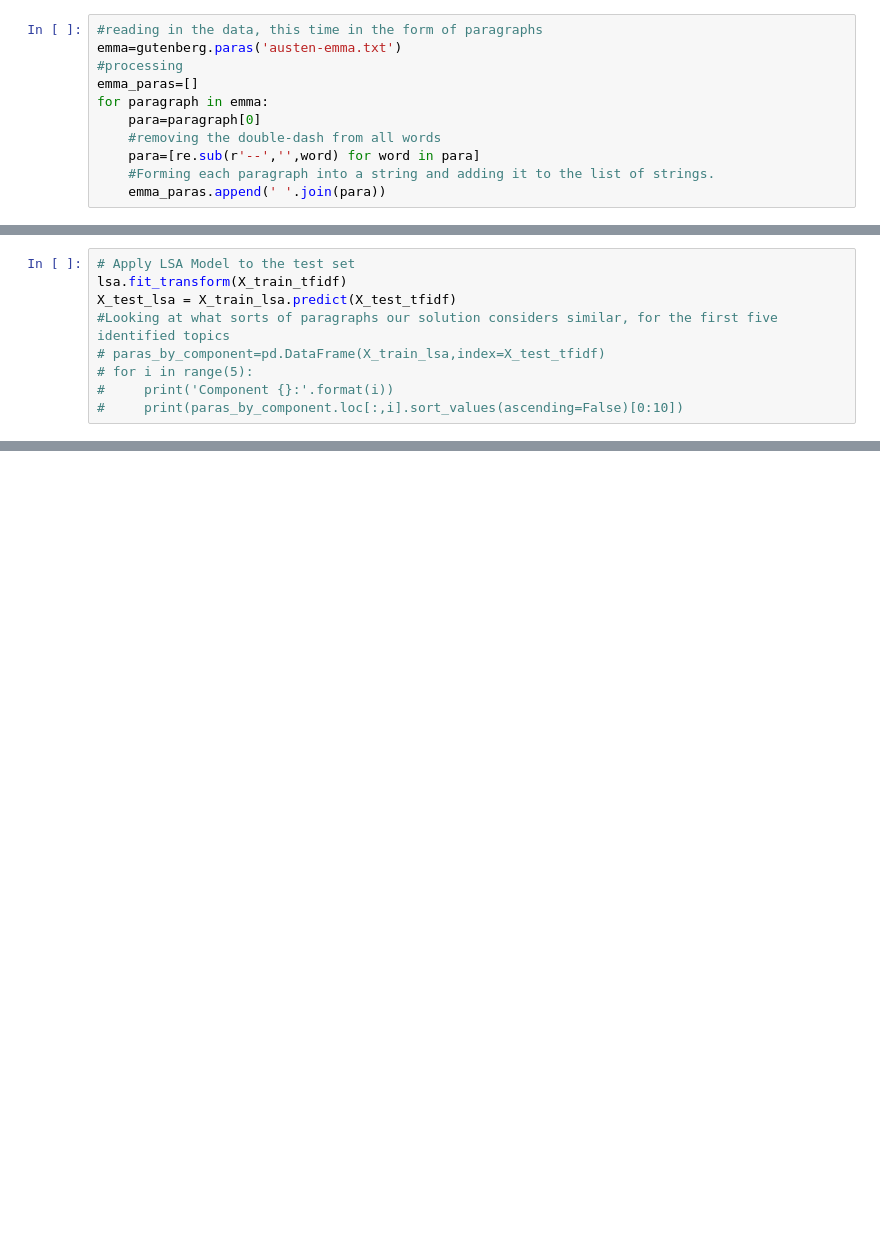
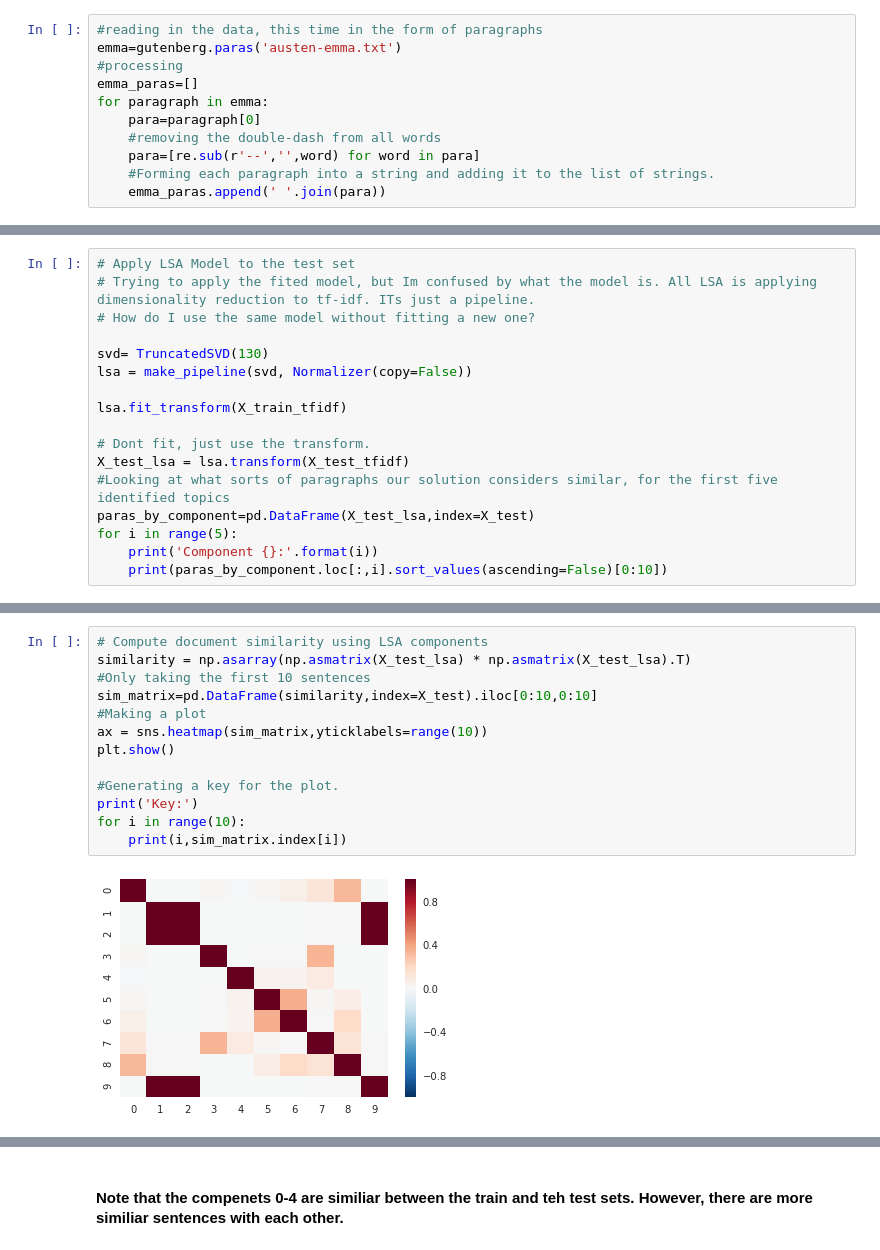
Before and after one commit to madderle/Data-Science-Bootcamp, a Jupyter notebook: Unit 4/Natural Language Processing/src/Unsupervised Drills.ipynb, the cells around one changed output, grey strips where cells are left out. Cells and saved outputs as stored; diff of their text form; blank space fills up the shorter version.

```diff
--- a/Unit 4/Natural Language Processing/src/Unsupervised Drills.ipynb
+++ b/Unit 4/Natural Language Processing/src/Unsupervised Drills.ipynb
@@ -155,10 +142,18 @@ sim_matrix
 # %%
 # Apply LSA Model to the test set
+# Trying to apply the fited model, but Im confused by what the model is. All LSA is applying dimensionality reduction to tf-idf. ITs just a pipeline.
+# How do I use the same model without fitting a new one?
+
+svd= TruncatedSVD(130)
+lsa = make_pipeline(svd, Normalizer(copy=False))
+
 lsa.fit_transform(X_train_tfidf)
-X_test_lsa = X_train_lsa.predict(X_test_tfidf)
+
+# Dont fit, just use the transform.
+X_test_lsa = lsa.transform(X_test_tfidf)
 #Looking at what sorts of paragraphs our solution considers similar, for the first five identified topics
-# paras_by_component=pd.DataFrame(X_train_lsa,index=X_test_tfidf)
-# for i in range(5):
-#     print('Component {}:'.format(i))
-#     print(paras_by_component.loc[:,i].sort_values(ascending=False)[0:10])
+paras_by_component=pd.DataFrame(X_test_lsa,index=X_test)
+for i in range(5):
+    print('Component {}:'.format(i))
+    print(paras_by_component.loc[:,i].sort_values(ascending=False)[0:10])
 # %% [output]
@@ -165,0 +177,15 @@ AttributeError: 'Normalizer' object has no attribute 'predict'
+# %%
+# Compute document similarity using LSA components
+similarity = np.asarray(np.asmatrix(X_test_lsa) * np.asmatrix(X_test_lsa).T)
+#Only taking the first 10 sentences
+sim_matrix=pd.DataFrame(similarity,index=X_test).iloc[0:10,0:10]
+#Making a plot
+ax = sns.heatmap(sim_matrix,yticklabels=range(10))
+plt.show()
+
+#Generating a key for the plot.
+print('Key:')
+for i in range(10):
+    print(i,sim_matrix.index[i])
+# %% [output]
+[figure, added]
@@ -165,0 +203,2 @@ AttributeError: 'Normalizer' object has no attribute 'predict'
+# %% [markdown]
+#### Note that the compenets 0-4 are similiar between the train and teh test sets. However, there are more similiar sentences with each other.
```
Also changed, not shown: parts of 17 cells of this notebook, 1 other file.
